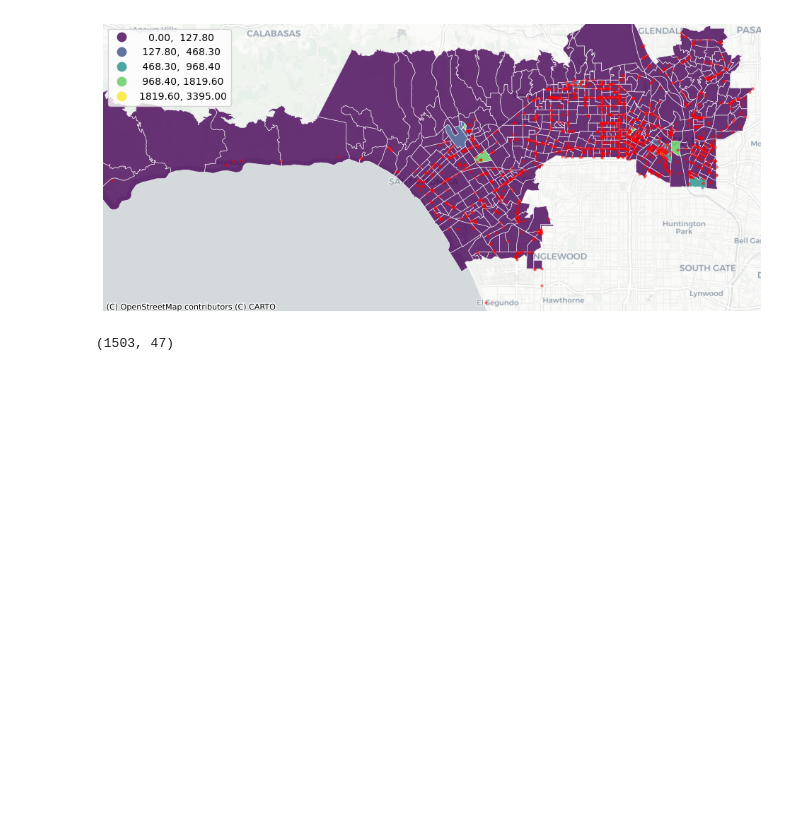
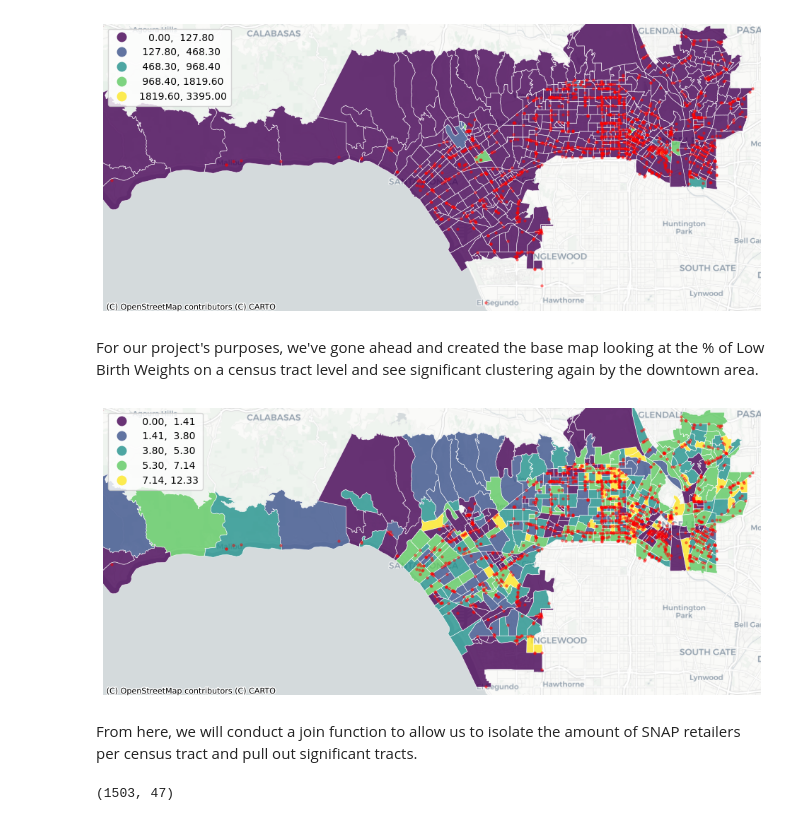
Before and after one commit to kiranr24/AMKSX, a Jupyter notebook: Spatial Analysis.ipynb, the cells around one changed output. Saved outputs shown, nothing was run; the diff lists cells and outputs as text; code cells hidden in the pictures; blank space fills up the shorter version.

```diff
--- a/Spatial Analysis.ipynb
+++ b/Spatial Analysis.ipynb
@@ -209,6 +248,37 @@ ax.axis('off')
 ctx.add_basemap(ax,source=ctx.providers.CartoDB.Positron)
 # %% [output]
 [figure]
+# %% [markdown]
+For our project's purposes, we've gone ahead and created the base map looking at the % of Low Birth Weights on a census tract level and see significant clustering again by the downtown area.
+# %%
+# plot it!
+fig, ax = plt.subplots(figsize=(12,12))
+
+LBW.plot(ax=ax,
+         column='Low Birth Weight',
+         scheme='naturalbreaks',
+         edgecolor='white',
+         legend=True,
+         lw=0.5,
+         alpha=0.8)
+
+SNAP_clip.plot(ax=ax, # this also puts it in the same ax plot
+        color='red',
+        markersize=5,
+        alpha=0.4)
+
+ax.set_xlim(minx - 1000, maxx + 1000) # added/substracted value is to give some margin around total bounds
+ax.set_ylim(miny - 1000, maxy + 1000)
+
+# no axis
+ax.axis('off')
+
+# add a basemap
+ctx.add_basemap(ax,source=ctx.providers.CartoDB.Positron)
+# %% [output]
+[figure, added]
+# %% [markdown]
+From here, we will conduct a join function to allow us to isolate the amount of SNAP retailers per census tract and pull out significant tracts.
 # %%
 join = gpd.sjoin(LBW, SNAP_clip, how='left')
 # %%
```
Also changed, not shown: parts of 22 cells of this notebook.
